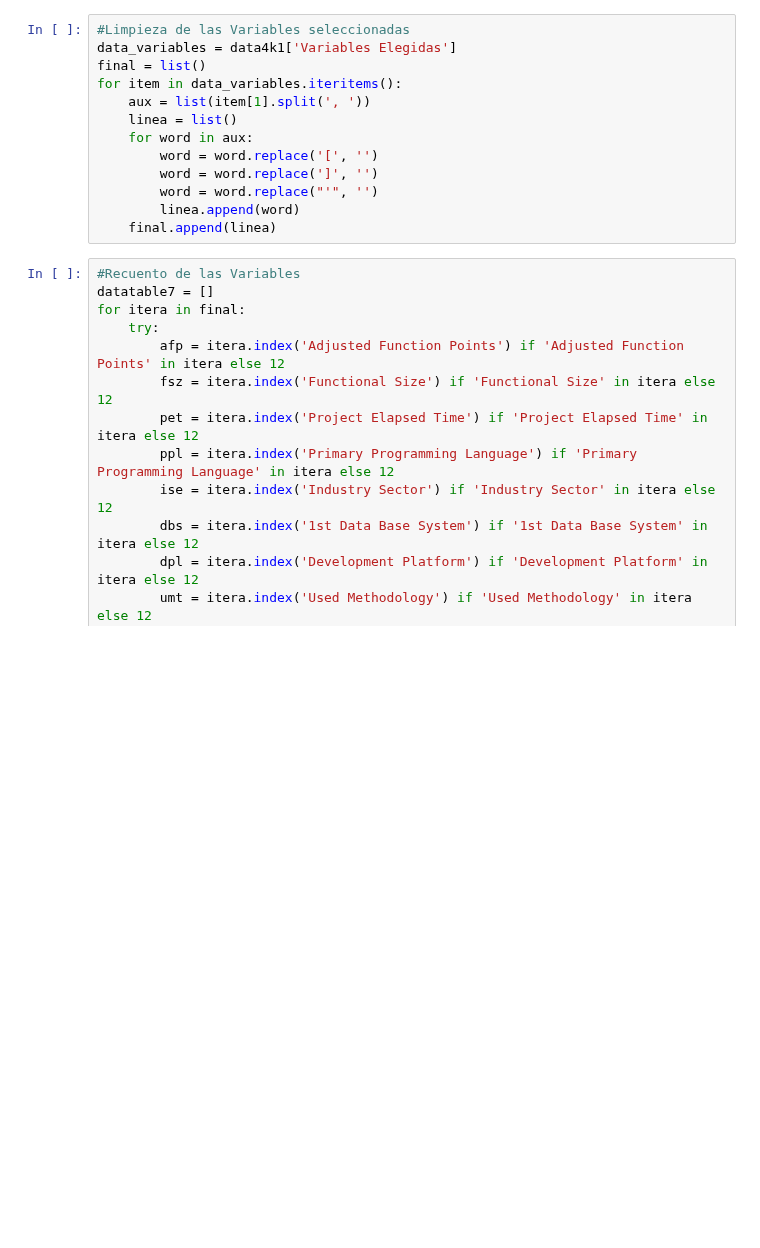
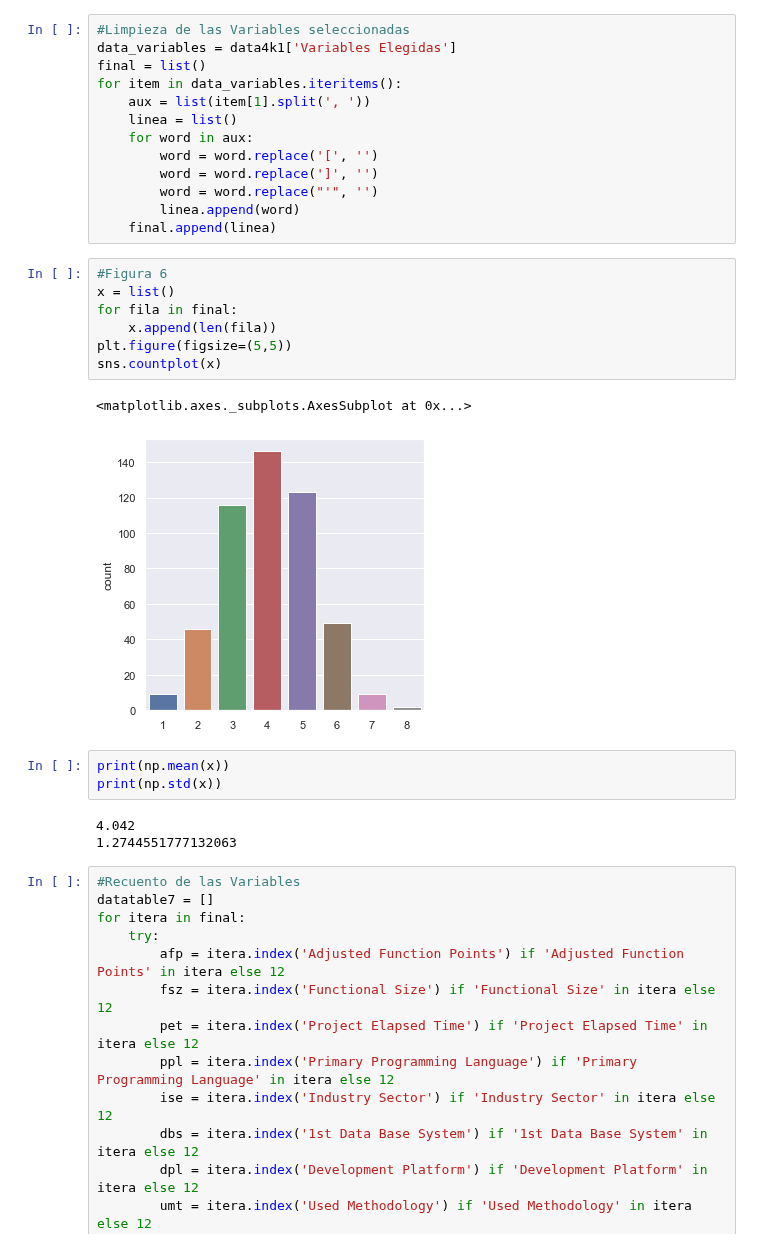
Before and after one commit to ivanajenjo/TFG, a Jupyter notebook: src/graficas.ipynb, the cells around one changed output. Drawn from its saved outputs; the diff is of its cells as text; blank space fills up the shorter version.

```diff
--- a/src/graficas.ipynb
+++ b/src/graficas.ipynb
@@ -114,6 +105,22 @@ for item in data_variables.iteritems():
         word = word.replace("'", '')
         linea.append(word)
     final.append(linea)
+# %%
+#Figura 6
+x = list()
+for fila in final:
+    x.append(len(fila))
+plt.figure(figsize=(5,5))
+sns.countplot(x)
+# %% [output]
+<matplotlib.axes._subplots.AxesSubplot at 0x...>
+[figure, added]
+# %%
+print(np.mean(x))
+print(np.std(x))
+# %% [output]
+4.042
+1.2744551777132063
 # %%
 #Recuento de las Variables
 datatable7 = []
```
Also changed, not shown: parts of 4 cells of this notebook, 2 other files.
